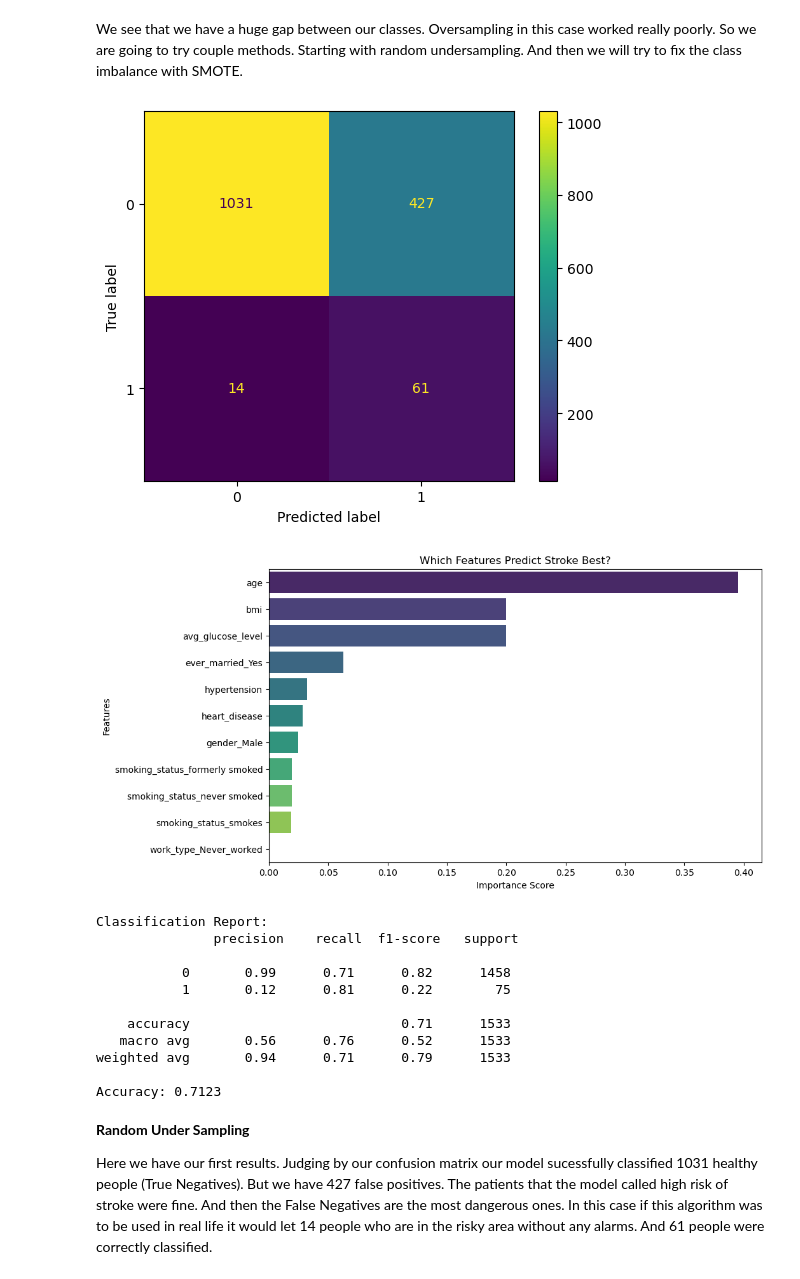
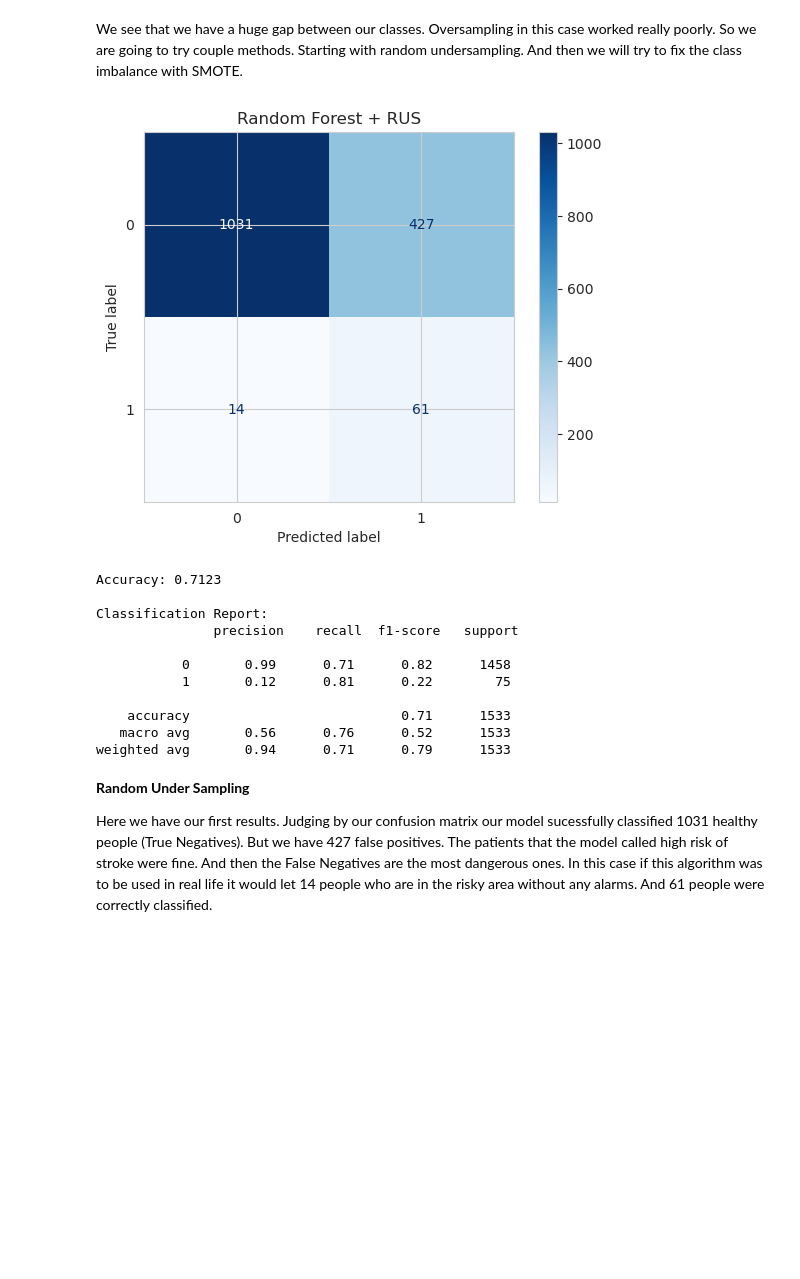
Before and after one commit to emreseb/Stroke-Prediction-ML, a Jupyter notebook: onelastpy.ipynb, the cells around one changed output. Cells and saved outputs as stored; diff of their text form; code cells hidden in the pictures; blank space fills up the shorter version.

Commit message:
huge refactor better graphs enjoy

```diff
--- a/onelastpy.ipynb
+++ b/onelastpy.ipynb
@@ -274,39 +274,38 @@ def importance_section(pipeline, X_train):
     plt.ylabel('Features')
     plt.show()
 # %%
-def rus_pipeline(X_train, y_train, X_test, y_test):
+def rus_pipeline(report=False):
     from imblearn.pipeline import Pipeline
     from imblearn.under_sampling import RandomUnderSampler
     from sklearn.ensemble import RandomForestClassifier
-    from sklearn.metrics import classification_report, accuracy_score
-    from sklearn.metrics import ConfusionMatrixDisplay
-
-
-    X_train_rus = X_train.copy()
-    y_train_rus = y_train.copy()
-
+    from sklearn.metrics import classification_report, accuracy_score, recall_score, precision_score, ConfusionMatrixDisplay
+    import matplotlib.pyplot as plt
 
     pipeline = Pipeline([
         ('rus', RandomUnderSampler(random_state=42)),
         ('rf', RandomForestClassifier(random_state=42))
     ])
 
-    pipeline.fit(X_train_rus, y_train_rus)
+    pipeline.fit(X_train, y_train)
     y_pred = pipeline.predict(X_test)
 
+    if report == False:
+        return recall_score(y_test, y_pred), precision_score(y_test, y_pred),accuracy_score(y_test, y_pred)
 
-    ConfusionMatrixDisplay.from_predictions(y_test, y_pred)
-    plt.show()
+    elif report == True:
+        ConfusionMatrixDisplay.from_predictions(y_test, y_pred, cmap='Blues')
+        plt.title("Random Forest + RUS")
+        plt.show()
 
-    importance_section(pipeline, X_train)
 
-    print("\nClassification Report:\n", classification_report(y_test, y_pred))
-    print(f"Accuracy: {accuracy_score(y_test, y_pred):.4f}")
+        print(f"Accuracy: {accuracy_score(y_test, y_pred):.4f}")
+        print("\nClassification Report:\n", classification_report(y_test, y_pred))
 # %%
-rus_pipeline(X_train, y_train, X_test, y_test)
+rus_pipeline(True)
 # %% [output]
-[figure, old version]
+[figure, new version]
-[figure, removed]
+Accuracy: 0.7123
+
 Classification Report:
                precision    recall  f1-score   support
 
@@ -316,8 +315,6 @@ Classification Report:
     accuracy                           0.71      1533
    macro avg       0.56      0.76      0.52      1533
 weighted avg       0.94      0.71      0.79      1533
-
-Accuracy: 0.7123
 # %% [markdown]
 **Random Under Sampling**
 
```
Also changed, not shown: parts of 15 cells of this notebook.
